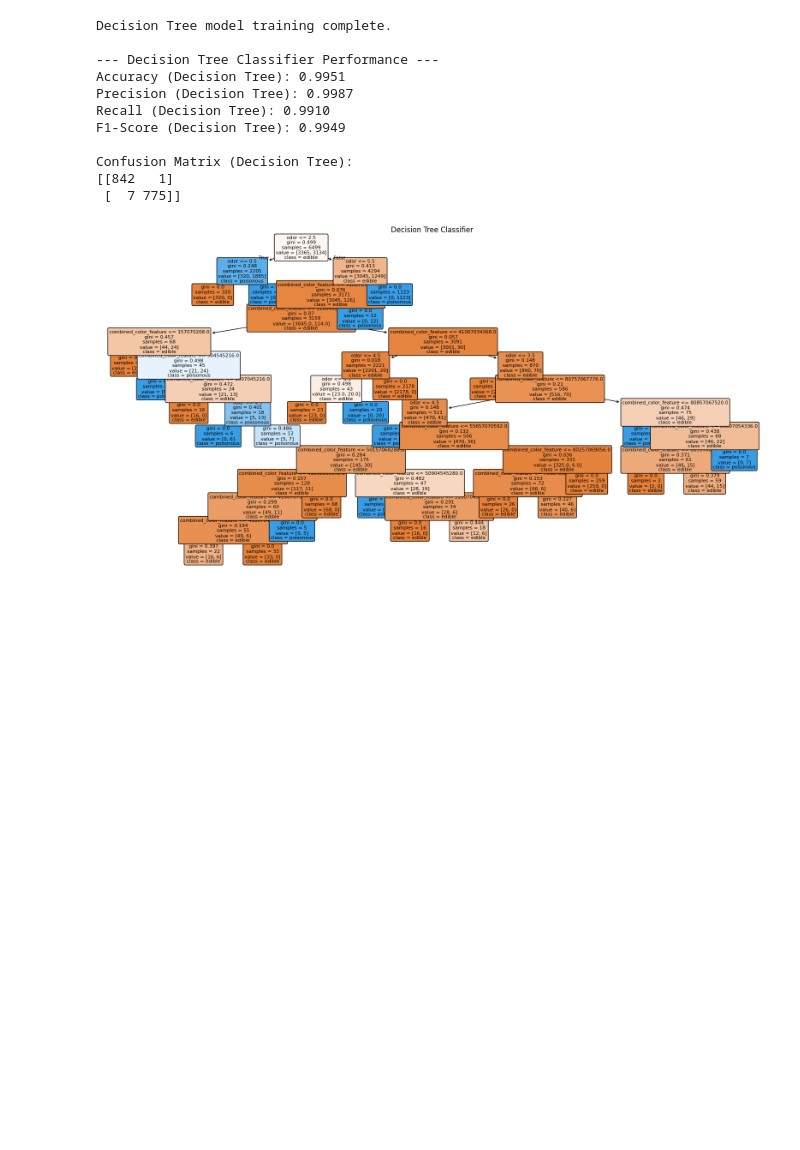
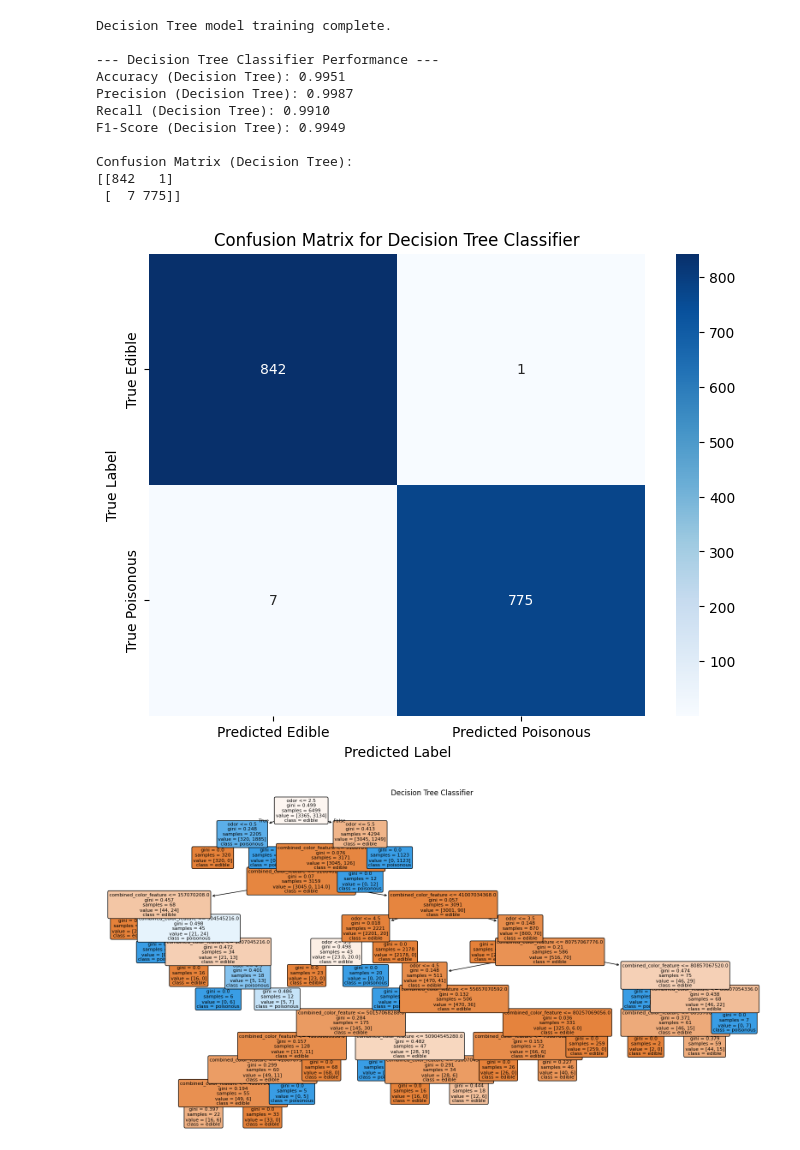
Before and after one commit to matthewpblock/ml_classification_block, a Jupyter notebook: block_classification_midterm.ipynb, the cells around one changed output. Saved outputs shown, nothing was run; the diff lists cells and outputs as text; code cells hidden in the pictures; blank space fills up the shorter version.

Commit message:
added confusion matrix viz

```diff
--- a/block_classification_midterm.ipynb
+++ b/block_classification_midterm.ipynb
@@ -475,6 +475,17 @@ F1-Score (Decision Tree): 0.9949
 Confusion Matrix (Decision Tree):
 [[842   1]
  [  7 775]]
+# %%
+plt.figure(figsize=(8, 6))
+sns.heatmap(conf_matrix_dt, annot=True, fmt='d', cmap='Blues',
+            xticklabels=['Predicted Edible', 'Predicted Poisonous'],
+            yticklabels=['True Edible', 'True Poisonous'])
+plt.xlabel('Predicted Label')
+plt.ylabel('True Label')
+plt.title('Confusion Matrix for Decision Tree Classifier')
+plt.show()
+# %% [output]
+[figure, added]
 # %%
 # Visualize the Decision Tree logic
 plt.figure(figsize=(20, 10))
```
